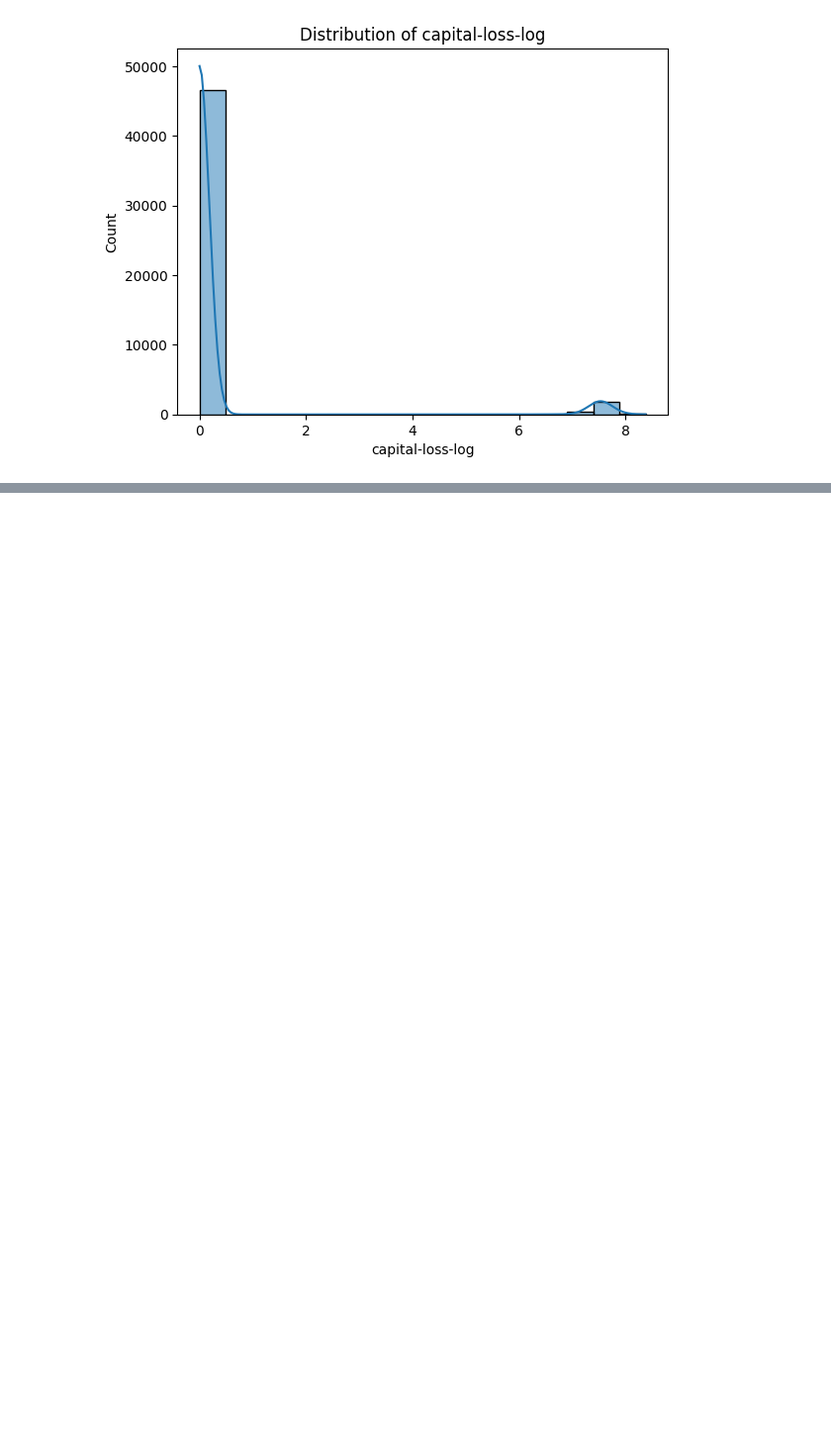
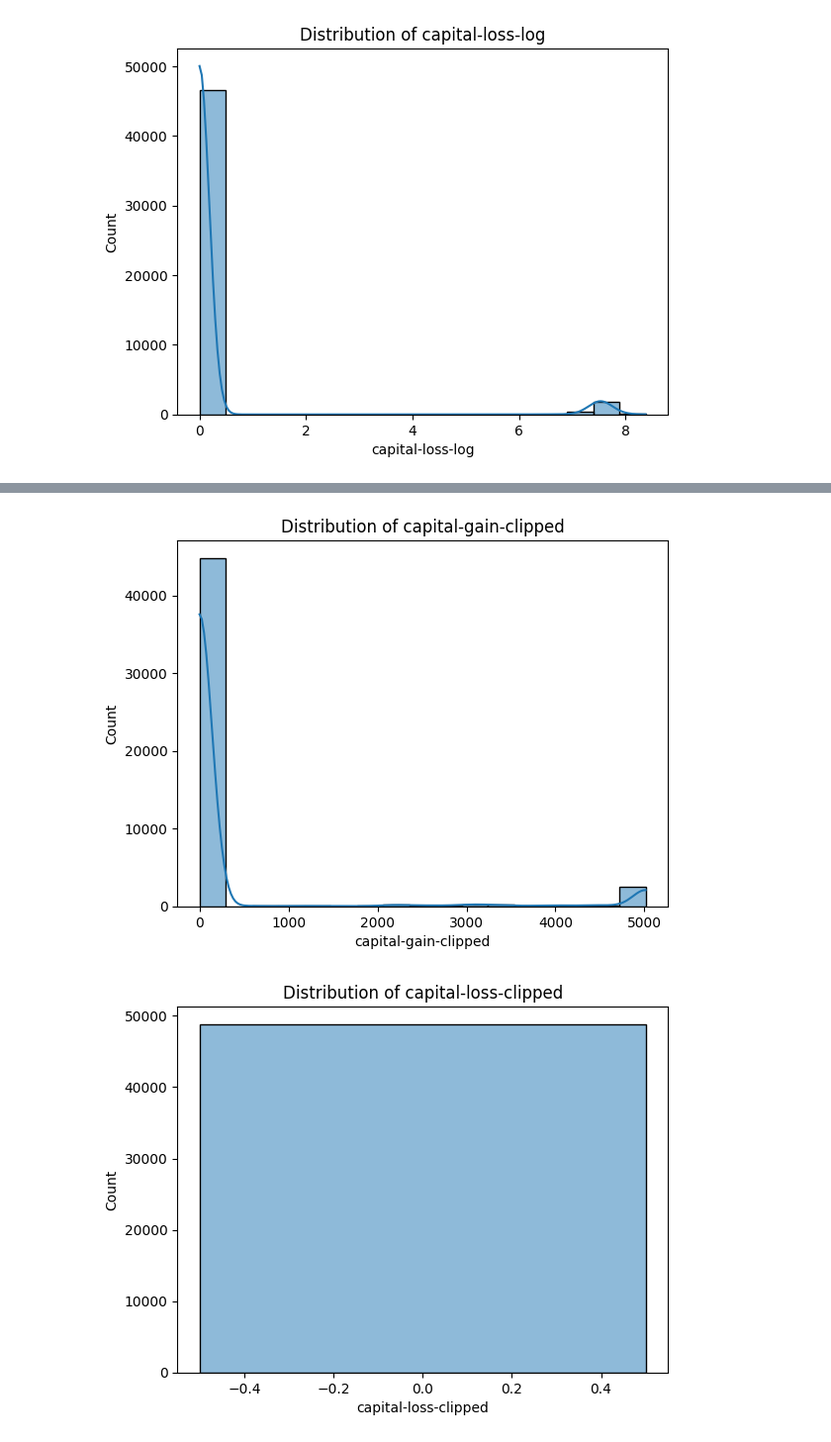
Before and after one commit to kmkri/ML_Assignments, a Jupyter notebook: Sravanthi_Copy.ipynb, the cells around one changed output, grey strips where cells are left out. Shown: that part at 99% size. Cells and saved outputs as stored; diff of their text form; code cells hidden in the pictures; blank space fills up the shorter version.

```diff
--- a/Sravanthi_Copy.ipynb
+++ b/Sravanthi_Copy.ipynb
@@ -777,0 +778,7 @@ plt.show()
+# %%
+#clipping the extreme values
+adult_df_cleaned['capital-gain-clipped'] = adult_df_cleaned['capital-gain'].clip(upper=adult_df_cleaned['capital-gain'].quantile(0.95))
+adult_df_cleaned['capital-loss-clipped'] = adult_df_cleaned['capital-loss'].clip(upper=adult_df_cleaned['capital-loss'].quantile(0.95))
+
+#adult_df_cleaned[['capital-gain','capital-gain-clipped']].head(20)
+adult_df_cleaned[(adult_df_cleaned['capital-gain']!=0)  & (adult_df_cleaned['capital-gain-clipped'] != 0)][['capital-gain','capital-gain-clipped']]
@@ -777,0 +799,12 @@ plt.show()
+# %%
+#checking the skewness after clipping the extreme values
+sns.histplot(adult_df_cleaned['capital-gain-clipped'], kde=True)
+plt.title('Distribution of capital-gain-clipped')
+plt.show()
+
+sns.histplot(adult_df_cleaned['capital-loss-clipped'], kde=True)
+plt.title('Distribution of capital-loss-clipped')
+plt.show()
+# %% [output]
+[figure, added]
+[figure, added]
```
Also changed, not shown: parts of 17 cells of this notebook.
